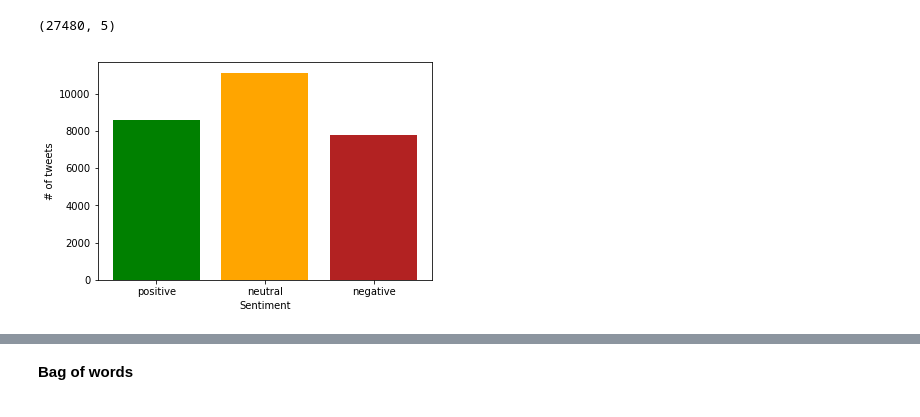
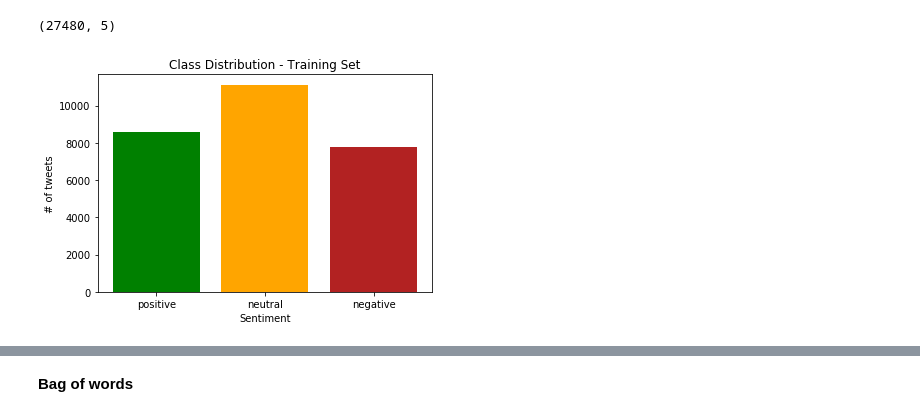
Before and after one commit to alexkapele/tweet_sentiment, a Jupyter notebook: sentiment_analysis.ipynb, the cells around one changed output, grey strips where cells are left out. Saved outputs shown, nothing was run; the diff lists cells and outputs as text; code cells hidden in the pictures.

```diff
--- a/sentiment_analysis.ipynb
+++ b/sentiment_analysis.ipynb
@@ -36,8 +36,9 @@ from matplotlib import pyplot as plt
 # %%
 plt.bar(x=[0,1,2], height=[len(train[train.sentiment=='positive']),len(train[train.sentiment=='neutral']),len(train[train.sentiment=='negative'])],color=['g','orange','firebrick'])
 plt.xticks([0,1,2], ['positive','neutral','negative'])
 plt.xlabel('Sentiment')
 plt.ylabel('# of tweets')
+plt.title('Class Distribution - Training Set')
 plt.show()
 # %% [output]
-[figure, old version]
+[figure, new version]
```
Also changed, not shown: parts of 30 cells of this notebook.
